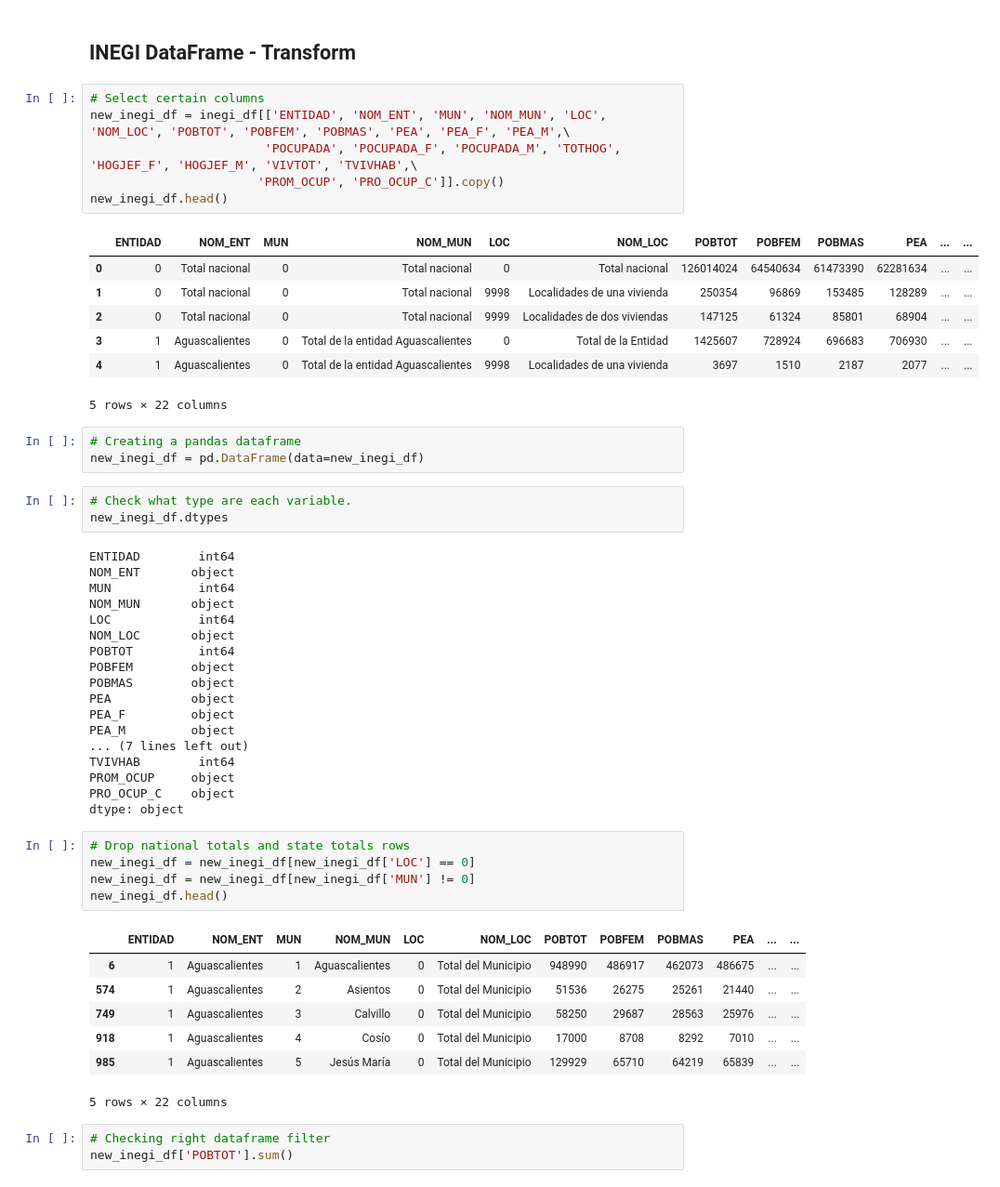
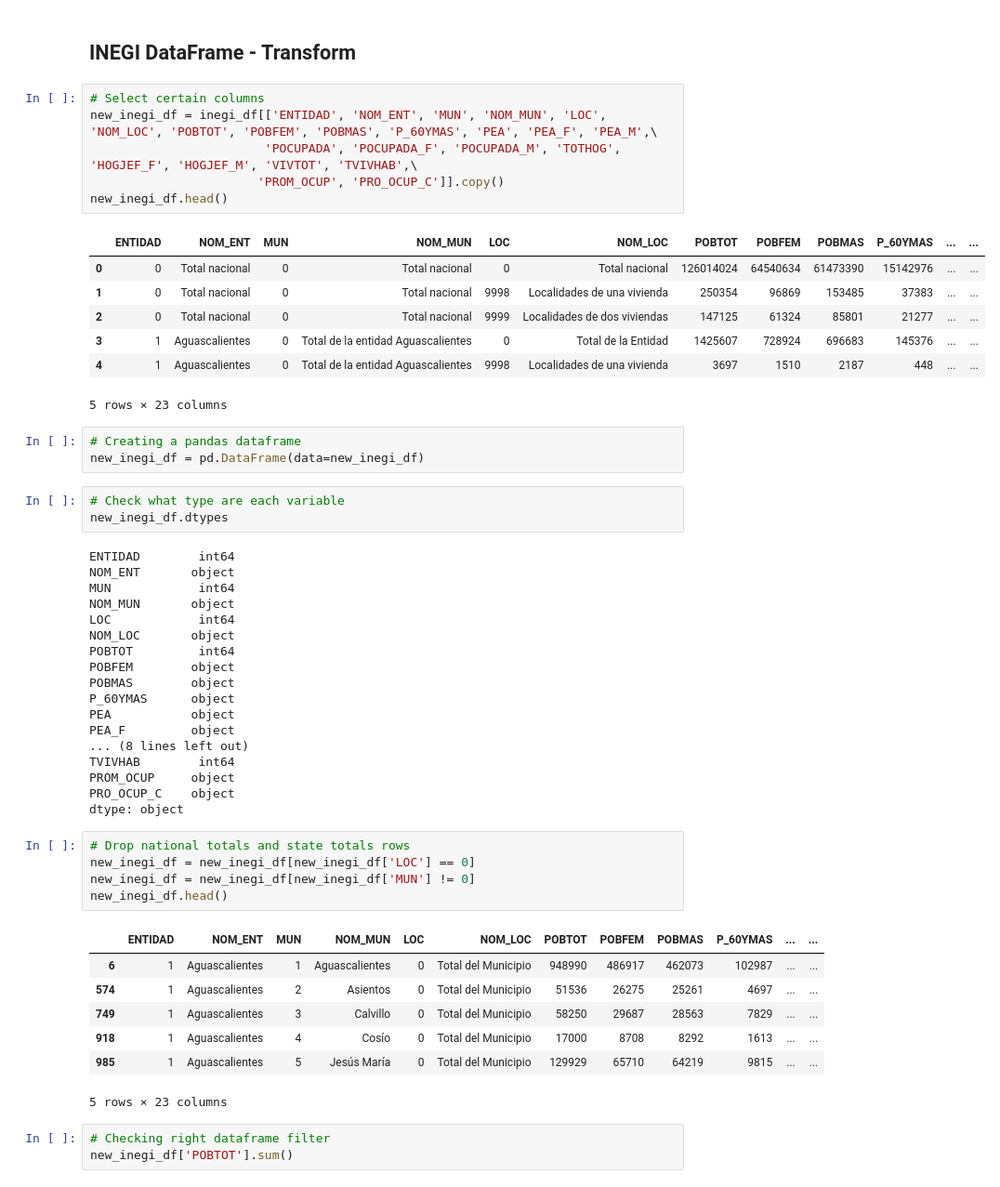
Before and after one commit to MBGUS/ETL-Project, a Jupyter notebook: JCCP/ETL_Notebook.ipynb, the cells around one changed output. Shown: that part at 93% size. Saved outputs shown, nothing was run; the diff lists cells and outputs as text.

Commit message:
Changes in final inegi data frame

```diff
--- a/JCCP/ETL_Notebook.ipynb
+++ b/JCCP/ETL_Notebook.ipynb
@@ -32,23 +32,23 @@ inegi_df.head()
 ## INEGI DataFrame - Transform
 # %%
 # Select certain columns
-new_inegi_df = inegi_df[['ENTIDAD', 'NOM_ENT', 'MUN', 'NOM_MUN', 'LOC', 'NOM_LOC', 'POBTOT', 'POBFEM', 'POBMAS', 'PEA', 'PEA_F', 'PEA_M',\
+new_inegi_df = inegi_df[['ENTIDAD', 'NOM_ENT', 'MUN', 'NOM_MUN', 'LOC', 'NOM_LOC', 'POBTOT', 'POBFEM', 'POBMAS', 'P_60YMAS', 'PEA', 'PEA_F', 'PEA_M',\
                         'POCUPADA', 'POCUPADA_F', 'POCUPADA_M', 'TOTHOG', 'HOGJEF_F', 'HOGJEF_M', 'VIVTOT', 'TVIVHAB',\
                        'PROM_OCUP', 'PRO_OCUP_C']].copy()
 new_inegi_df.head()
 # %% [output]
-|  | ENTIDAD | NOM_ENT | MUN | NOM_MUN | LOC | NOM_LOC | POBTOT | POBFEM | POBMAS | PEA | ... | ... |
-| 0 | 0 | Total nacional | 0 | Total nacional | 0 | Total nacional | 126014024 | 64540634 | 61473390 | 62281634 | ... | ... |
-| 1 | 0 | Total nacional | 0 | Total nacional | 9998 | Localidades de una vivienda | 250354 | 96869 | 153485 | 128289 | ... | ... |
-| 2 | 0 | Total nacional | 0 | Total nacional | 9999 | Localidades de dos viviendas | 147125 | 61324 | 85801 | 68904 | ... | ... |
-| 3 | 1 | Aguascalientes | 0 | Total de la entidad Aguascalientes | 0 | Total de la Entidad | 1425607 | 728924 | 696683 | 706930 | ... | ... |
-| 4 | 1 | Aguascalientes | 0 | Total de la entidad Aguascalientes | 9998 | Localidades de una vivienda | 3697 | 1510 | 2187 | 2077 | ... | ... |
+|  | ENTIDAD | NOM_ENT | MUN | NOM_MUN | LOC | NOM_LOC | POBTOT | POBFEM | POBMAS | P_60YMAS | ... | ... |
+| 0 | 0 | Total nacional | 0 | Total nacional | 0 | Total nacional | 126014024 | 64540634 | 61473390 | 15142976 | ... | ... |
+| 1 | 0 | Total nacional | 0 | Total nacional | 9998 | Localidades de una vivienda | 250354 | 96869 | 153485 | 37383 | ... | ... |
+| 2 | 0 | Total nacional | 0 | Total nacional | 9999 | Localidades de dos viviendas | 147125 | 61324 | 85801 | 21277 | ... | ... |
+| 3 | 1 | Aguascalientes | 0 | Total de la entidad Aguascalientes | 0 | Total de la Entidad | 1425607 | 728924 | 696683 | 145376 | ... | ... |
+| 4 | 1 | Aguascalientes | 0 | Total de la entidad Aguascalientes | 9998 | Localidades de una vivienda | 3697 | 1510 | 2187 | 448 | ... | ... |
-5 rows × 22 columns
+5 rows × 23 columns
 # %%
 # Creating a pandas dataframe
 new_inegi_df = pd.DataFrame(data=new_inegi_df)
 # %%
-# Check what type are each variable.
+# Check what type are each variable
 new_inegi_df.dtypes
 # %% [output]
 ENTIDAD        int64
@@ -60,10 +60,10 @@ NOM_LOC       object
 POBTOT         int64
 POBFEM        object
 POBMAS        object
+P_60YMAS      object
 PEA           object
 PEA_F         object
-PEA_M         object
-... (7 lines left out)
+... (8 lines left out)
 TVIVHAB        int64
 PROM_OCUP     object
 PRO_OCUP_C    object
@@ -74,13 +74,13 @@ new_inegi_df = new_inegi_df[new_inegi_df['LOC'] == 0]
 new_inegi_df = new_inegi_df[new_inegi_df['MUN'] != 0]
 new_inegi_df.head()
 # %% [output]
-|  | ENTIDAD | NOM_ENT | MUN | NOM_MUN | LOC | NOM_LOC | POBTOT | POBFEM | POBMAS | PEA | ... | ... |
-| 6 | 1 | Aguascalientes | 1 | Aguascalientes | 0 | Total del Municipio | 948990 | 486917 | 462073 | 486675 | ... | ... |
-| 574 | 1 | Aguascalientes | 2 | Asientos | 0 | Total del Municipio | 51536 | 26275 | 25261 | 21440 | ... | ... |
-| 749 | 1 | Aguascalientes | 3 | Calvillo | 0 | Total del Municipio | 58250 | 29687 | 28563 | 25976 | ... | ... |
-| 918 | 1 | Aguascalientes | 4 | Cosío | 0 | Total del Municipio | 17000 | 8708 | 8292 | 7010 | ... | ... |
-| 985 | 1 | Aguascalientes | 5 | Jesús María | 0 | Total del Municipio | 129929 | 65710 | 64219 | 65839 | ... | ... |
+|  | ENTIDAD | NOM_ENT | MUN | NOM_MUN | LOC | NOM_LOC | POBTOT | POBFEM | POBMAS | P_60YMAS | ... | ... |
+| 6 | 1 | Aguascalientes | 1 | Aguascalientes | 0 | Total del Municipio | 948990 | 486917 | 462073 | 102987 | ... | ... |
+| 574 | 1 | Aguascalientes | 2 | Asientos | 0 | Total del Municipio | 51536 | 26275 | 25261 | 4697 | ... | ... |
+| 749 | 1 | Aguascalientes | 3 | Calvillo | 0 | Total del Municipio | 58250 | 29687 | 28563 | 7829 | ... | ... |
+| 918 | 1 | Aguascalientes | 4 | Cosío | 0 | Total del Municipio | 17000 | 8708 | 8292 | 1613 | ... | ... |
+| 985 | 1 | Aguascalientes | 5 | Jesús María | 0 | Total del Municipio | 129929 | 65710 | 64219 | 9815 | ... | ... |
-5 rows × 22 columns
+5 rows × 23 columns
 # %%
 # Checking right dataframe filter
 new_inegi_df['POBTOT'].sum()
```
Also changed, not shown: parts of 6 cells of this notebook.
